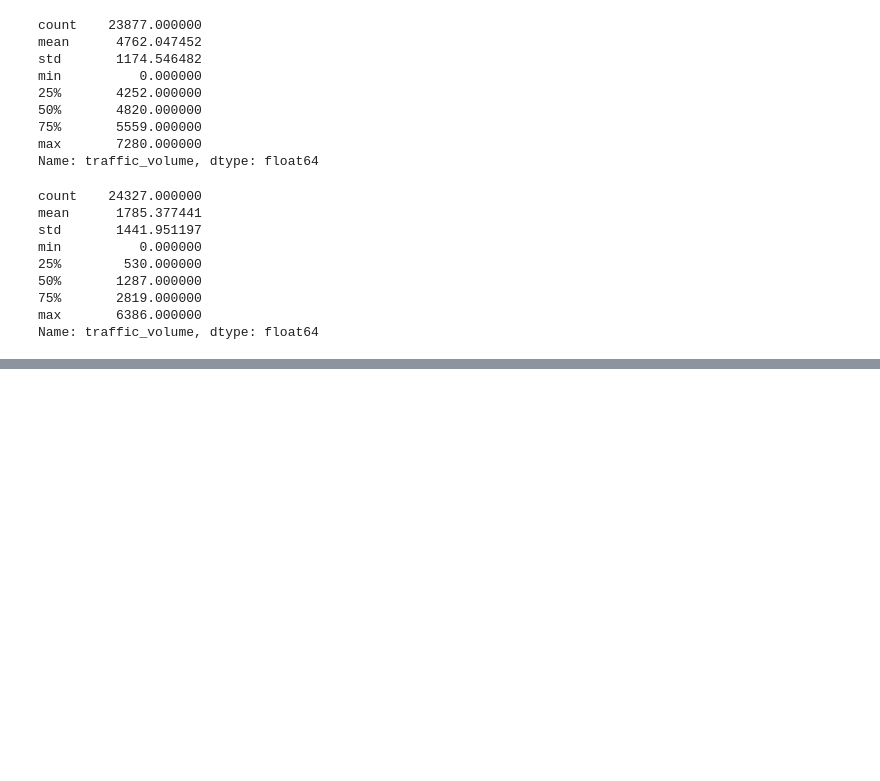
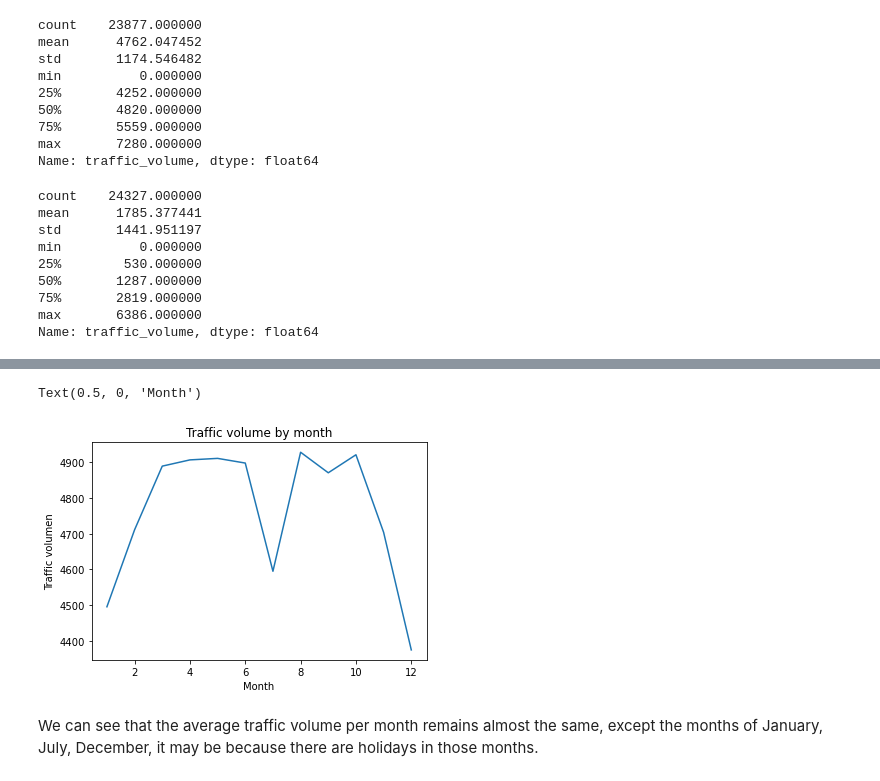
Before and after one commit to aguirredaniel/dataquest-projects, a Jupyter notebook: Finding_Heavy_Traffic_Indicators_I-94/Finding Heavy Traffic Indicators on I-94.ipynb, the cells around one changed output, grey strips where cells are left out. Saved outputs shown, nothing was run; the diff lists cells and outputs as text; code cells hidden in the pictures; blank space fills up the shorter version.

Commit message:
5. Time Indicators

```diff
--- a/Finding_Heavy_Traffic_Indicators_I-94/Finding Heavy Traffic Indicators on I-94.ipynb
+++ b/Finding_Heavy_Traffic_Indicators_I-94/Finding Heavy Traffic Indicators on I-94.ipynb
@@ -165,0 +178,3 @@ Since we are looking for a range of values with high traffic, we will work with
+# %%
+daytime['month'] = daytime['date_time'].copy().dt.month
+daytime['month']
@@ -165,0 +202,3 @@ Since we are looking for a range of values with high traffic, we will work with
+# %%
+by_month = daytime.groupby(by='month').mean()
+by_month['traffic_volume']
@@ -165,0 +220,10 @@ Since we are looking for a range of values with high traffic, we will work with
+# %%
+by_month['traffic_volume'].plot()
+plt.title('Traffic volume by month')
+plt.ylabel('Traffic volumen')
+plt.xlabel('Month')
+# %% [output]
+Text(0.5, 0, 'Month')
+[figure, added]
+# %% [markdown]
+We can see that the average traffic volume per month remains almost the same, except the months of January, July, December, it may be because there are holidays in those months.
```
Also changed, not shown: parts of 6 cells of this notebook.
